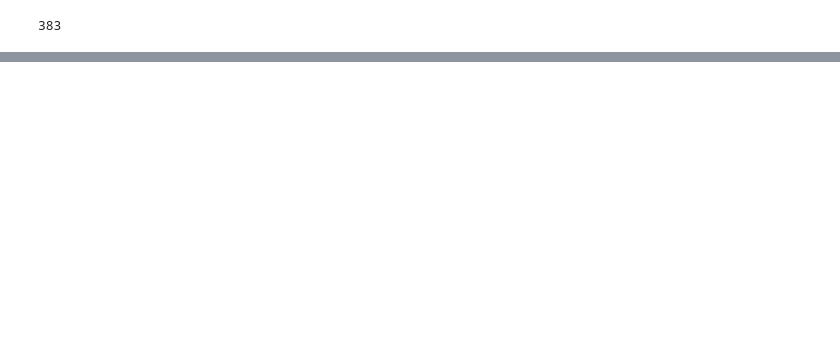
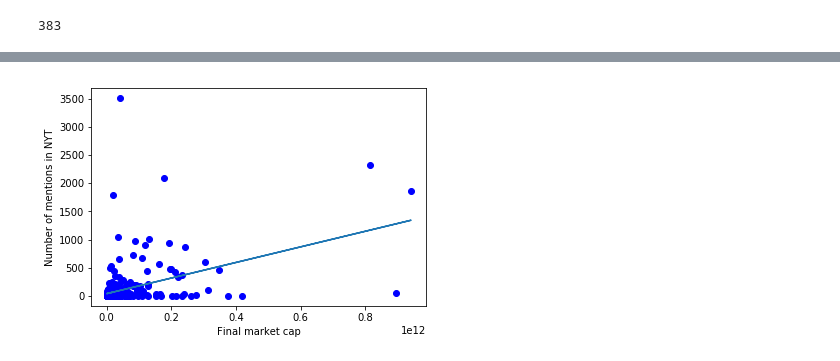
Before and after one commit to joshvonkorff/Project-2, a Jupyter notebook: Stock prices.ipynb, the cells around one changed output, grey strips where cells are left out. Cells and saved outputs as stored; diff of their text form; code cells hidden in the pictures; blank space fills up the shorter version.

```diff
--- a/Stock prices.ipynb
+++ b/Stock prices.ipynb
@@ -807,0 +730,4 @@ print(sd.sectors)
+# %%
+sd.plot_caps_vs_hits(ymax = 5000)
+# %% [output]
+[figure, added]
```
Also changed, not shown: parts of 49 cells of this notebook.
